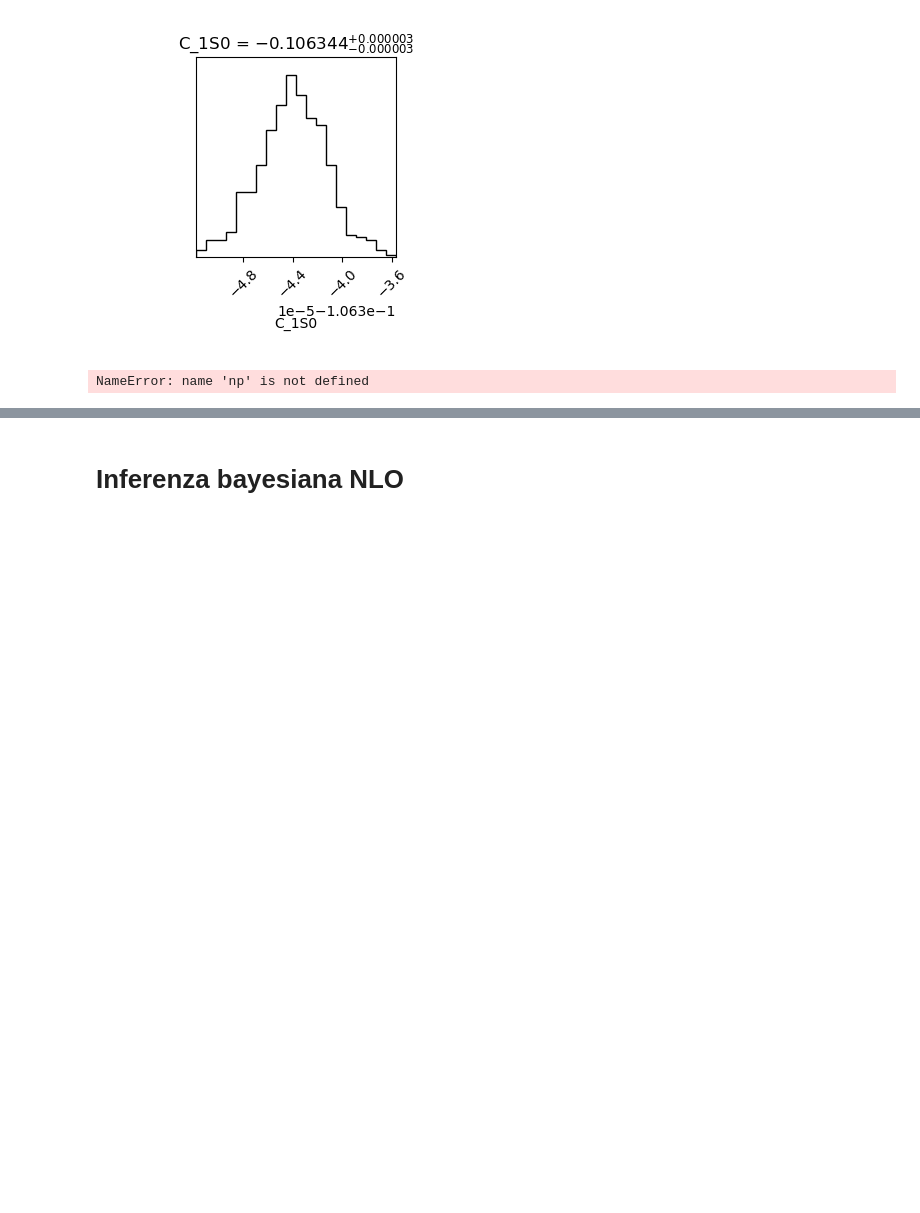
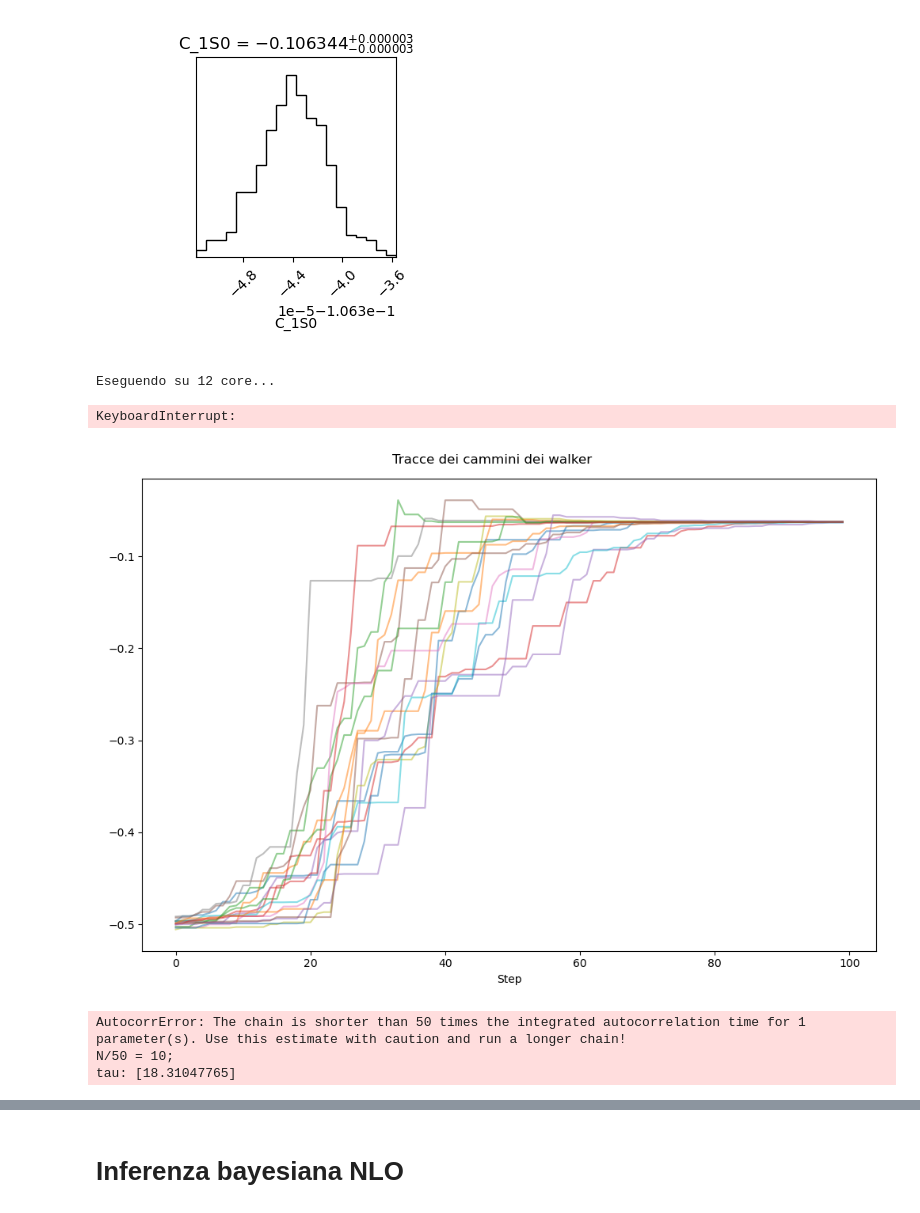
Before and after one commit to Lvetto/lmd_forza_nucleare, a Jupyter notebook: bayes_separato.ipynb, the cells around one changed output, grey strips where cells are left out. Cells and saved outputs as stored; diff of their text form; code cells hidden in the pictures; blank space fills up the shorter version.

```diff
--- a/bayes_separato.ipynb
+++ b/bayes_separato.ipynb
@@ -195,8 +203,8 @@ def ln_posterior_LO_3S1(parameters, nnstudio, chn_3S1, exp_3S1, err_3S1, exp_3D1
 # %%
 # emcee sul parametro C_3S1
 ndim = 1
-nwalkers = 16
-nsteps = 150
+nwalkers = 32
+nsteps = 2500 # da far andare anche questo
 
 initial_guess = np.array([-0.5])
 dispersione = np.where(np.abs(initial_guess) > 0.0, np.abs(initial_guess * 0.01), 0.01)
@@ -217,4 +225,37 @@ if __name__ == "__main__":
 
     print("\nFinito! :)\n")
 # %% [output]
-NameError: name 'np' is not defined
+Eseguendo su 12 core...
+KeyboardInterrupt:
+# %%
+full_chain = sampler.get_chain()
+np.save("full_chain_LO_3S1_separato.npy", full_chain)
+
+fig, axes = plt.subplots(ndim, figsize=(10, 7), sharex=True)
+
+if isinstance(axes, np.ndarray):
+    axes = axes.flatten()
+elif isinstance(axes, plt.Axes):
+    axes = [axes]
+
+#labels = ["C_1S0", "C_3S1"]
+
+for i in range(ndim):
+    ax = axes[i]
+    for walker in range(nwalkers):
+        ax.plot(full_chain[:, walker, i], alpha=0.5)
+    #ax.set_ylabel(labels[i])
+axes[-1].set_xlabel("Step")
+plt.suptitle("Tracce dei cammini dei walker")
+plt.tight_layout()
+plt.show()
+# %% [output]
+[figure, added]
+# %%
+# autocorrelazione
+tau = sampler.get_autocorr_time()
+print(f"Autocorrelation time: {tau}")
+# %% [output]
+AutocorrError: The chain is shorter than 50 times the integrated autocorrelation time for 1 parameter(s). Use this estimate with caution and run a longer chain!
+N/50 = 10;
+tau: [18.31047765]
```
Also changed, not shown: parts of 6 cells of this notebook.
